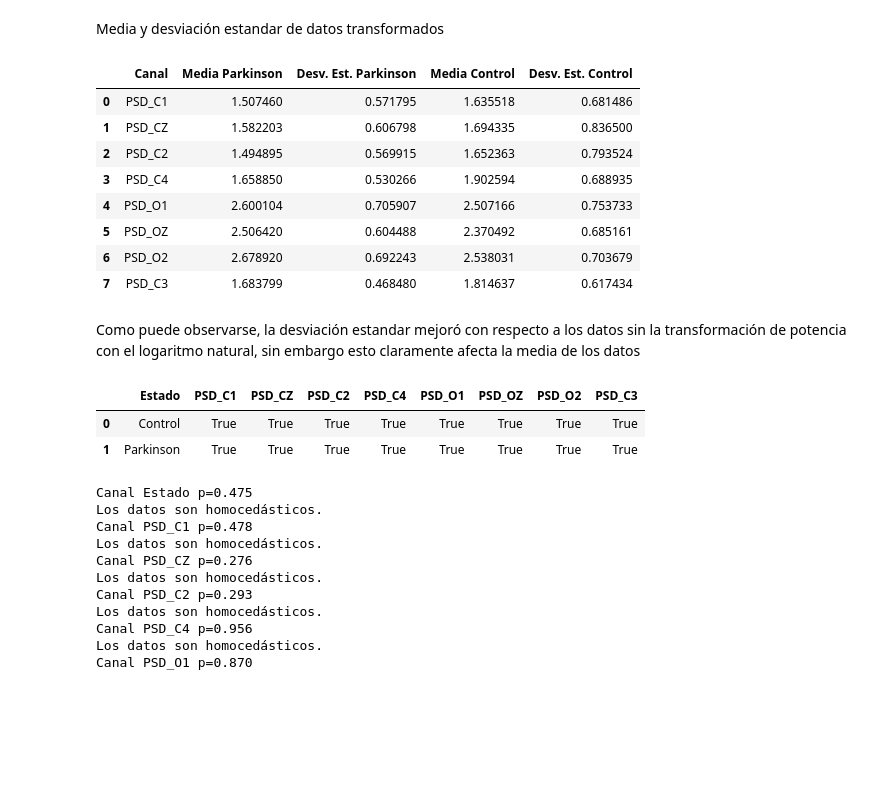
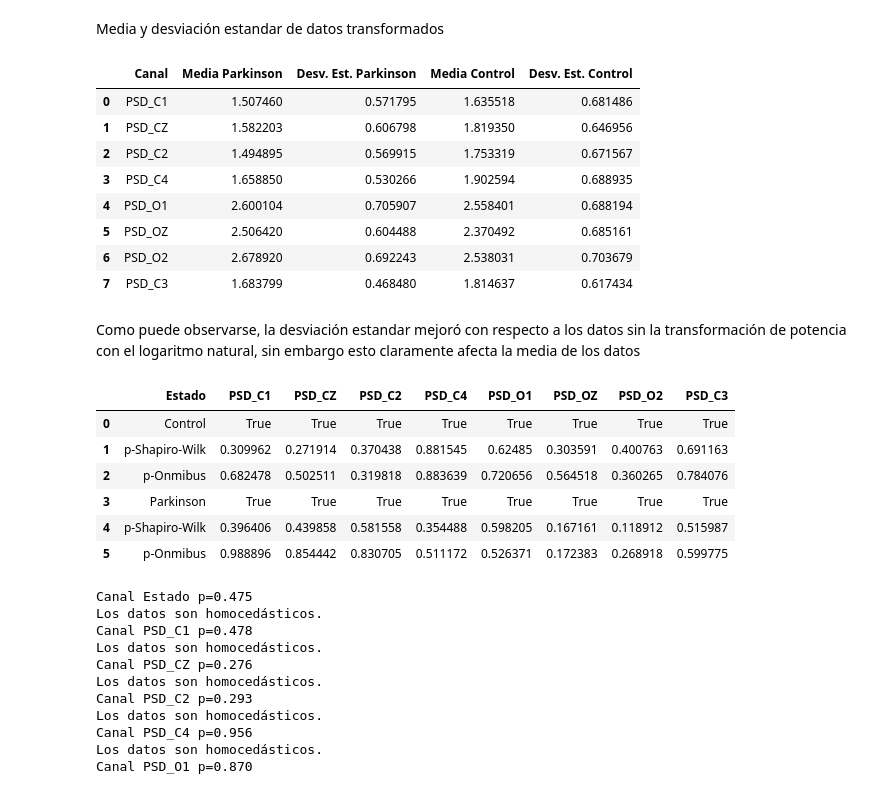
Before and after one commit to Astolfo2332/Parkinson_difference, a Jupyter notebook: Proyecto 2/Proyecto_2.ipynb, the cells around one changed output. Cells and saved outputs as stored; diff of their text form; code cells hidden in the pictures; blank space fills up the shorter version.

```diff
--- a/Proyecto 2/Proyecto_2.ipynb
+++ b/Proyecto 2/Proyecto_2.ipynb
@@ -880,31 +883,31 @@ df_results
 # %% [markdown]
 Media y desviación estandar de datos transformados
 # %%
-dataframes = [df3[df3['Estado']=='Control'], df3[df3['Estado']=='Parkinson']]
+dataframes = [df5[df5['Estado']=='Control'], df5[df5['Estado']=='Parkinson']]
 # Cálculo de la media y la desviación estándar para cada canal
 mean_parkinson = dataframes[1].select_dtypes(include=np.number).mean()
 std_parkinson = dataframes[1].select_dtypes(include=np.number).std()
 
 mean_control = dataframes[0].select_dtypes(include=np.number).mean()
 std_control = dataframes[0].select_dtypes(include=np.number).std()
 
 # Creación del dataframe con los resultados
 df_results = pd.DataFrame({
     'Canal': mean_parkinson.index,
     'Media Parkinson': mean_parkinson.values,
     'Desv. Est. Parkinson': std_parkinson.values,
     'Media Control': mean_control.values,
     'Desv. Est. Control': std_control.values,
 })
 
 df_results
 # %% [output]
 |  | Canal | Media Parkinson | Desv. Est. Parkinson | Media Control | Desv. Est. Control |
 | 0 | PSD_C1 | 1.507460 | 0.571795 | 1.635518 | 0.681486 |
-| 1 | PSD_CZ | 1.582203 | 0.606798 | 1.694335 | 0.836500 |
-| 2 | PSD_C2 | 1.494895 | 0.569915 | 1.652363 | 0.793524 |
+| 1 | PSD_CZ | 1.582203 | 0.606798 | 1.819350 | 0.646956 |
+| 2 | PSD_C2 | 1.494895 | 0.569915 | 1.753319 | 0.671567 |
 | 3 | PSD_C4 | 1.658850 | 0.530266 | 1.902594 | 0.688935 |
-| 4 | PSD_O1 | 2.600104 | 0.705907 | 2.507166 | 0.753733 |
+| 4 | PSD_O1 | 2.600104 | 0.705907 | 2.558401 | 0.688194 |
 | 5 | PSD_OZ | 2.506420 | 0.604488 | 2.370492 | 0.685161 |
 | 6 | PSD_O2 | 2.678920 | 0.692243 | 2.538031 | 0.703679 |
 | 7 | PSD_C3 | 1.683799 | 0.468480 | 1.814637 | 0.617434 |
@@ -939,9 +916,13 @@ norm=norm.append(normal,ignore_index=True)
-# %%
-norm
-# %% [output]
-|  | Estado | PSD_C1 | PSD_CZ | PSD_C2 | PSD_C4 | PSD_O1 | PSD_OZ | PSD_O2 | PSD_C3 |
-| 0 | Control | True | True | True | True | True | True | True | True |
-| 1 | Parkinson | True | True | True | True | True | True | True | True |
+# %%
+normality_table(df5)
+# %% [output]
+|  | Estado | PSD_C1 | PSD_CZ | PSD_C2 | PSD_C4 | PSD_O1 | PSD_OZ | PSD_O2 | PSD_C3 |
+| 0 | Control | True | True | True | True | True | True | True | True |
+| 1 | p-Shapiro-Wilk | 0.309962 | 0.271914 | 0.370438 | 0.881545 | 0.62485 | 0.303591 | 0.400763 | 0.691163 |
+| 2 | p-Onmibus | 0.682478 | 0.502511 | 0.319818 | 0.883639 | 0.720656 | 0.564518 | 0.360265 | 0.784076 |
+| 3 | Parkinson | True | True | True | True | True | True | True | True |
+| 4 | p-Shapiro-Wilk | 0.396406 | 0.439858 | 0.581558 | 0.354488 | 0.598205 | 0.167161 | 0.118912 | 0.515987 |
+| 5 | p-Onmibus | 0.988896 | 0.854442 | 0.830705 | 0.511172 | 0.526371 | 0.172383 | 0.268918 | 0.599775 |
 # %%
 #VERIFICANDO HOMOCEDASTICIDAD
 con=0
```
Also changed, not shown: parts of 15 cells of this notebook.
